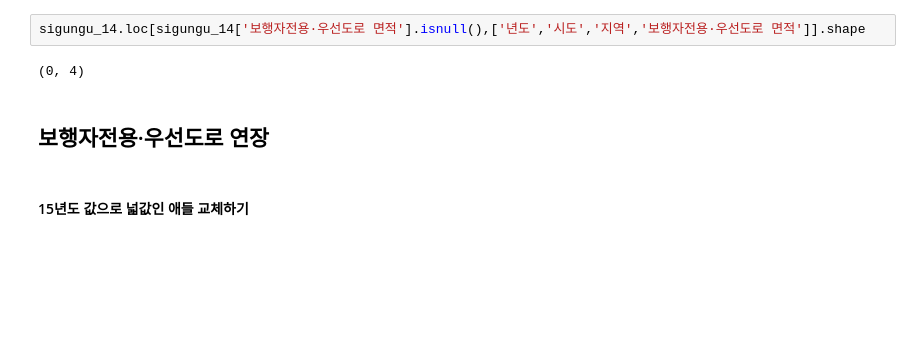
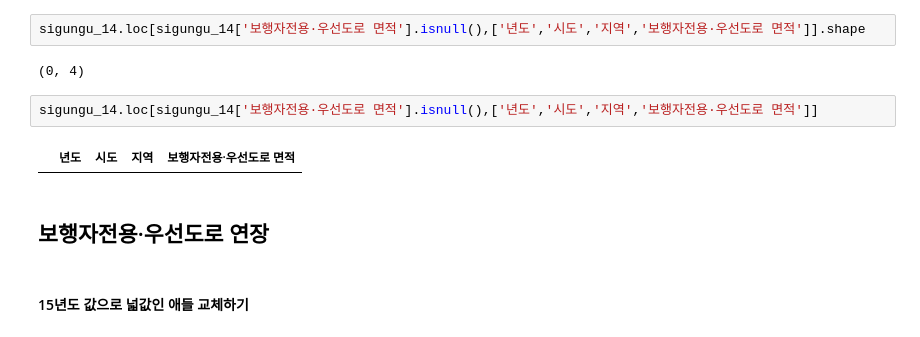
Before and after one commit to gloryle/ARTISTS, a Jupyter notebook: 1118_결측치대체(2014시군구결측치 대체).ipynb, the cells around one changed output. Saved outputs shown, nothing was run; the diff lists cells and outputs as text; blank space fills up the shorter version.

```diff
--- a/1118_결측치대체(2014시군구결측치 대체).ipynb
+++ b/1118_결측치대체(2014시군구결측치 대체).ipynb
@@ -471,6 +508,10 @@ sigungu_14.loc[dex,'보행자전용·우선도로 면적'] = a
 sigungu_14.loc[sigungu_14['보행자전용·우선도로 면적'].isnull(),['년도','시도','지역','보행자전용·우선도로 면적']].shape
 # %% [output]
 (0, 4)
+# %%
+sigungu_14.loc[sigungu_14['보행자전용·우선도로 면적'].isnull(),['년도','시도','지역','보행자전용·우선도로 면적']]
+# %% [output]
+|  | 년도 | 시도 | 지역 | 보행자전용·우선도로 면적 |
 # %% [markdown]
 ## 보행자전용·우선도로 연장
 # %% [markdown]
```
Also changed, not shown: parts of 31 cells of this notebook.
